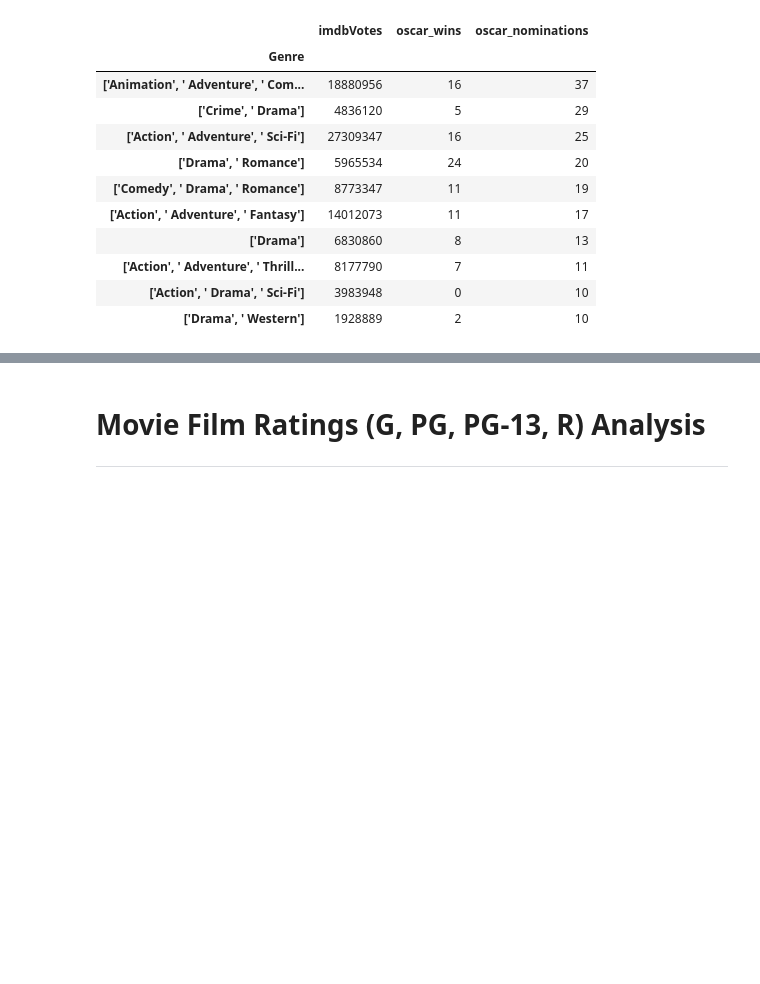
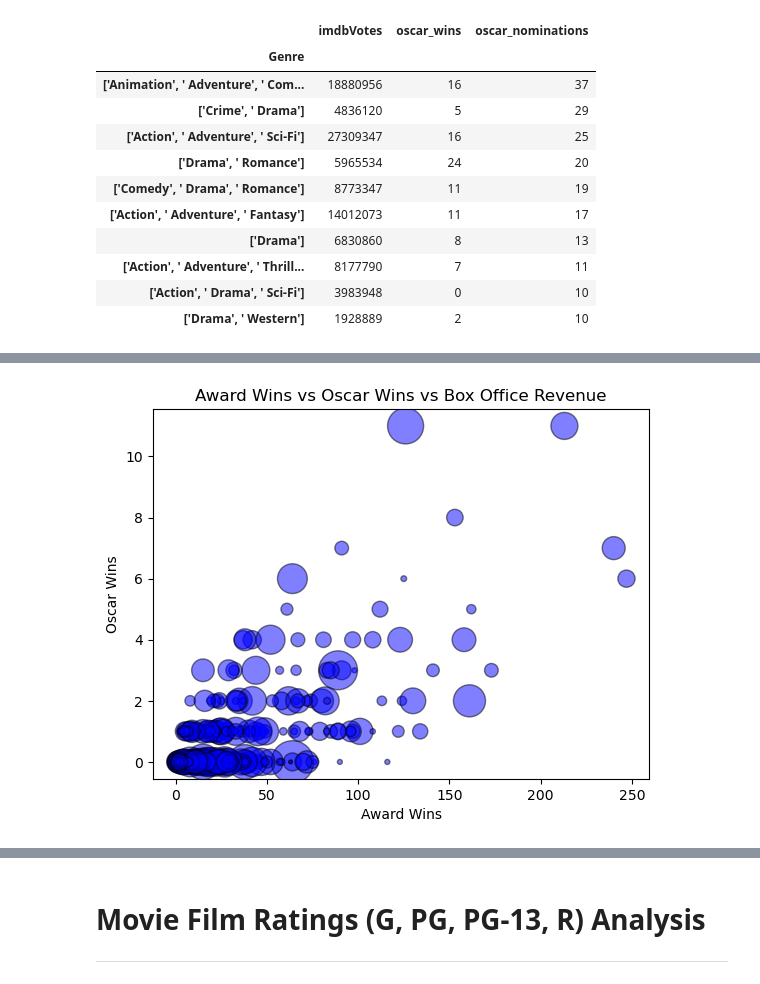
Before and after one commit to PurnimaPathak44/Project-1, a Jupyter notebook: Main Movie Folder/movie_main.ipynb, the cells around one changed output, grey strips where cells are left out. Drawn from its saved outputs; the diff is of its cells as text; code cells hidden in the pictures; blank space fills up the shorter version.

```diff
--- a/Main Movie Folder/movie_main.ipynb
+++ b/Main Movie Folder/movie_main.ipynb
@@ -348,0 +432,9 @@ top10_sum.sort_values(by='oscar_nominations', ascending=False).head(10)
+# %%
+plt.scatter(df['award_wins'], df['oscar_wins'], marker='o', facecolors='blue', edgecolors='black', s=df['BoxOffice']*0.000001, alpha=0.50)
+plt.xlabel('Award Wins')
+plt.ylabel('Oscar Wins')
+plt.title('Award Wins vs Oscar Wins vs Box Office Revenue')
+plt.rc('axes', axisbelow=True)
+plt.show()
+# %% [output]
+[figure, added]
```
Also changed, not shown: parts of 4 cells of this notebook, 2 other files.
